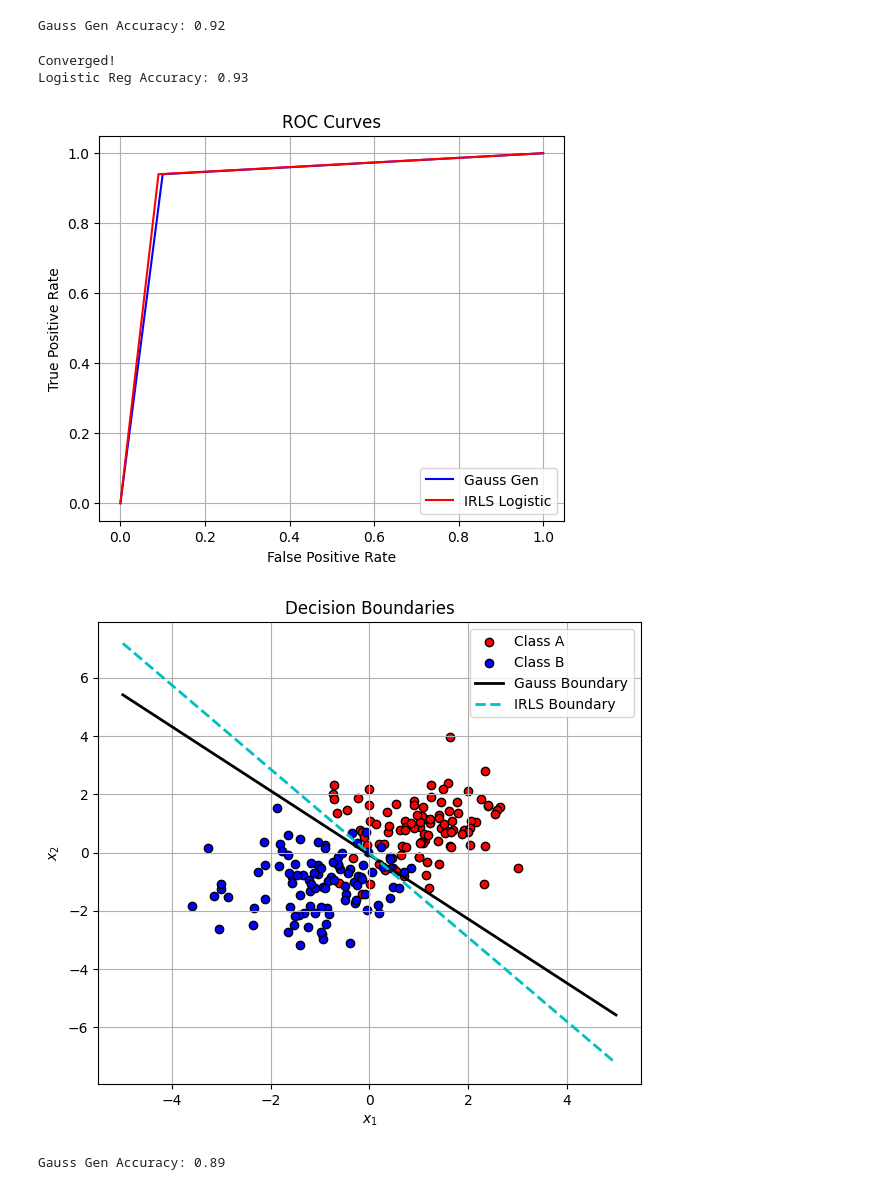
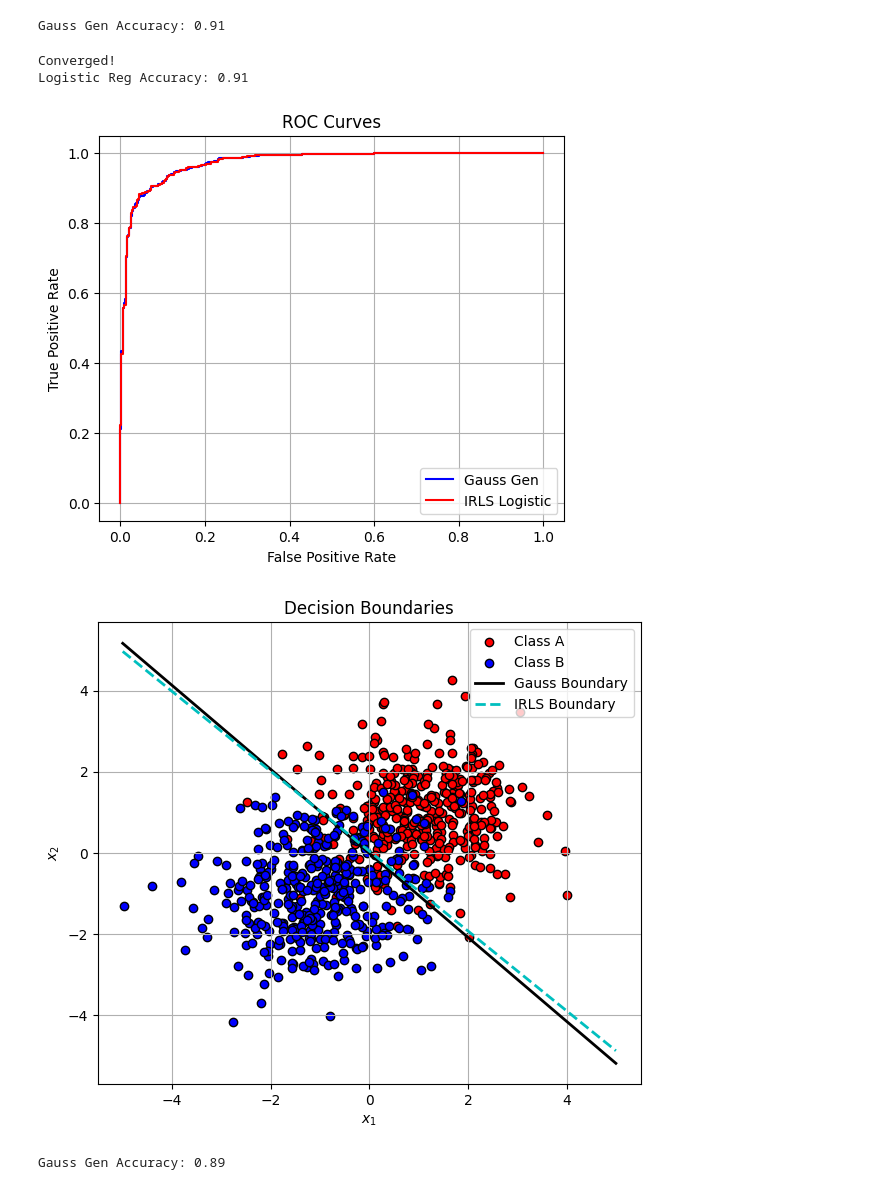
Before and after one commit to andrewtuna05/ECE474, a Jupyter notebook: proj3/proj3_Andrew_Yuan.ipynb, the cells around one changed output. Cells and saved outputs as stored; diff of their text form; code cells hidden in the pictures.

Commit message:
fixed ROC curve

```diff
--- a/proj3/proj3_Andrew_Yuan.ipynb
+++ b/proj3/proj3_Andrew_Yuan.ipynb
@@ -9,7 +9,7 @@ import pandas as pd
 #Group: Aidan Cusa, Kristof Jablowski, Andrew Yuan
 # %%
 # Data generation
-n = 100
+n = 400
 true_mu1 = np.array([1, 1]) #mean for Gaussian Class A
 true_mu2 = np.array([-1, -1]) #mean for Gaussian Class B
 sigma = np.eye(2) #2x2
@@ -43,15 +43,15 @@ def posterior_prob(x_data, est_mu1, est_mu2, sigma, prob_A, prob_B):
     return w_gauss, 1/(1+np.exp(-a))
 # %%
 # Gaussian Generative Model Classification Performance
-w_gauss, y_pred = posterior_prob(X, est_mu1, est_mu2, sigma, prob_A, prob_B)
-y_pred = (y_pred > 0.5).astype(int) # Model Classification (greater than 0.5 since its decision)
+w_gauss, y_pred_raw = posterior_prob(X, est_mu1, est_mu2, sigma, prob_A, prob_B)
+y_pred = (y_pred_raw > 0.5).astype(int) # Model Classification (greater than 0.5 since its decision)
 # Make sure 0.5 is always the threshold
 #Check if Classified same as true Y
 accuracy = np.mean(y_pred == Y)
 
 print(f"Gauss Gen Accuracy: {accuracy:.2f}")
 # %% [output]
-Gauss Gen Accuracy: 0.92
+Gauss Gen Accuracy: 0.91
 # %%
 # IRLS Algorithm - STILL LINEAR so no non-linear transformation applied to inputs X
 def compute_weights(Phi, w_old, Y):
@@ -84,8 +84,8 @@ def step_IRLS(X, Y, w_old, iterations):
 # Logistic Regression IRSL Model Performance
 iterations = 20 # this is probably overkill
 w_old = np.zeros(3) # initially set weight vector of size 2 + 1 to 0
-w_irls, y_pred_irls = step_IRLS(X, Y, w_old, iterations) # Model Classification (greater than 0.5 since its decision)
-y_pred_irls = (y_pred_irls > 0.5).astype(int)
+w_irls, y_pred_irls_raw = step_IRLS(X, Y, w_old, iterations) # Model Classification (greater than 0.5 since its decision)
+y_pred_irls = (y_pred_irls_raw > 0.5).astype(int)
 
 # Make sure 0.5 is always the threshold
 #Check if Classified same as true Y
@@ -94,24 +94,24 @@ accuracy_irsl = np.mean(y_pred_irls == Y)
 print(f"Logistic Reg Accuracy: {accuracy_irsl:.2f}")
 # %% [output]
 Converged!
-Logistic Reg Accuracy: 0.93
+Logistic Reg Accuracy: 0.91
 # %%
 # Plotting ROC Curve
-false_pos_gauss, true_pos_gauss, _ = roc_curve(Y, y_pred)
-false_pos_irls, true_pos_irls, _ = roc_curve(Y, y_pred_irls)
+false_pos_gauss, true_pos_gauss, _ = roc_curve(Y, y_pred_raw)
+false_pos_irls, true_pos_irls, _ = roc_curve(Y, y_pred_irls_raw)
 
 # Plot both ROC curves
 plt.figure(figsize=(6, 5))
 plt.plot(false_pos_gauss, true_pos_gauss, label=f'Gauss Gen', color='blue')
 plt.plot(false_pos_irls, true_pos_irls, label=f'IRLS Logistic', color='red')
 plt.xlabel('False Positive Rate')
 plt.ylabel('True Positive Rate')
 plt.title('ROC Curves')
 plt.legend()
 plt.grid(True)
 plt.show()
 # %% [output]
-[figure, old version]
+[figure, new version]
 # %%
 # Plot data generated
 plt.figure(figsize=(7,6))
@@ -137,7 +137,7 @@ plt.legend()
 plt.grid(True)
 plt.show()
 # %% [output]
-[figure, old version]
+[figure, new version]
 # %%
 # Breast Cancer Dataset
 breast_cancer_wisconsin_diagnostic = fetch_ucirepo(id=17)
```
Also changed, not shown: parts of 3 cells of this notebook.
